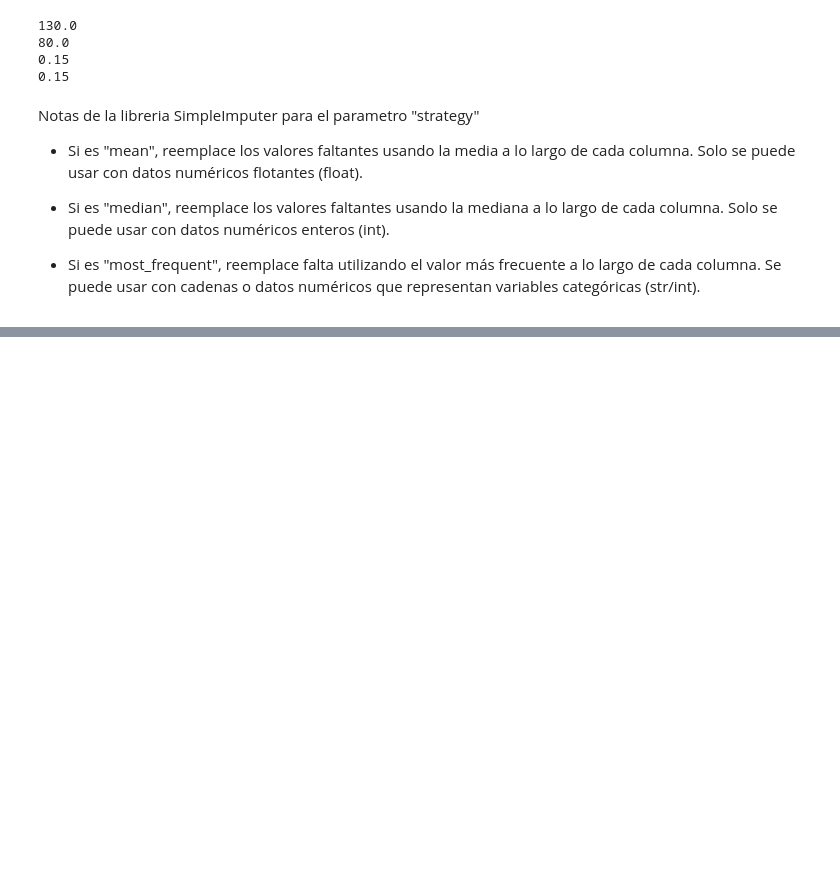
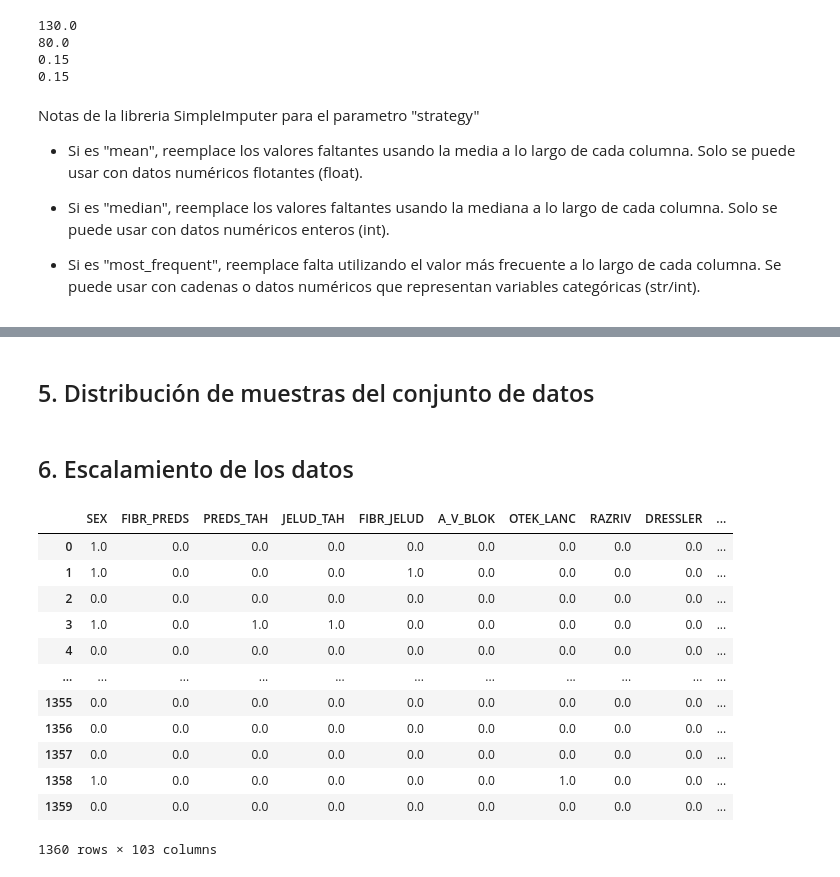
Before and after one commit to cesarolivera/py-ml-mi_model, a Jupyter notebook: 2. Pre-procesamiento de datos.ipynb, the cells around one changed output, grey strips where cells are left out. Drawn from its saved outputs; the diff is of its cells as text; code cells hidden in the pictures; blank space fills up the shorter version.

```diff
--- a/2. Pre-procesamiento de datos.ipynb
+++ b/2. Pre-procesamiento de datos.ipynb
@@ -170,3 +176,50 @@ mi_df["COMPLICATION_OUT"] = mi_df[var_objetivo_lst].apply(
               x["P_IM_STEN"]*(2**0),
     axis=1
 )
+# %% [markdown]
+## 5. Distribución de muestras del conjunto de datos
+# %%
+columns_lst = mi_df.columns.tolist()
+columns_lst.remove("COMPLICATION_OUT")
+X=mi_df[columns_lst]
+y=mi_df["COMPLICATION_OUT"]
+
+X_train, X_test, y_train, y_test =\
+    train_test_split(X, y,
+                     test_size=0.20, # 20% de pruebas y 70% de entrenamiento
+                     random_state=2022)
+# %% [markdown]
+## 6. Escalamiento de los datos
+# %%
+from sklearn.preprocessing import StandardScaler
+from sklearn.preprocessing import MinMaxScaler
+
+mms = MinMaxScaler() #estamos guardando la función en el objeto mms
+
+x_train_morm = mms.fit_transform(X_train)#entrenamiento
+#fit_transform()- aplicar la función y aprender de los datos de entrenamiento
+
+X_test_norm = mms.transform(X_test)#testeo
+#transform() - los parámetros de los datos de entrenamiento los aplica a los de testeo
+#con el objetivo trazado por la función (en nuestro caso estandarizar datos)
+# %%
+X_train=pd.DataFrame(x_train_morm,
+                     columns=X_train.columns.tolist())
+X_test=pd.DataFrame(X_test_std,
+                     columns=X_test.columns.tolist())
+# %%
+X_train
+# %% [output]
+|  | SEX | FIBR_PREDS | PREDS_TAH | JELUD_TAH | FIBR_JELUD | A_V_BLOK | OTEK_LANC | RAZRIV | DRESSLER | ... |
+| 0 | 1.0 | 0.0 | 0.0 | 0.0 | 0.0 | 0.0 | 0.0 | 0.0 | 0.0 | ... |
+| 1 | 1.0 | 0.0 | 0.0 | 0.0 | 1.0 | 0.0 | 0.0 | 0.0 | 0.0 | ... |
+| 2 | 0.0 | 0.0 | 0.0 | 0.0 | 0.0 | 0.0 | 0.0 | 0.0 | 0.0 | ... |
+| 3 | 1.0 | 0.0 | 1.0 | 1.0 | 0.0 | 0.0 | 0.0 | 0.0 | 0.0 | ... |
+| 4 | 0.0 | 0.0 | 0.0 | 0.0 | 0.0 | 0.0 | 0.0 | 0.0 | 0.0 | ... |
+| ... | ... | ... | ... | ... | ... | ... | ... | ... | ... | ... |
+| 1355 | 0.0 | 0.0 | 0.0 | 0.0 | 0.0 | 0.0 | 0.0 | 0.0 | 0.0 | ... |
+| 1356 | 0.0 | 0.0 | 0.0 | 0.0 | 0.0 | 0.0 | 0.0 | 0.0 | 0.0 | ... |
+| 1357 | 0.0 | 0.0 | 0.0 | 0.0 | 0.0 | 0.0 | 0.0 | 0.0 | 0.0 | ... |
+| 1358 | 1.0 | 0.0 | 0.0 | 0.0 | 0.0 | 0.0 | 1.0 | 0.0 | 0.0 | ... |
+| 1359 | 0.0 | 0.0 | 0.0 | 0.0 | 0.0 | 0.0 | 0.0 | 0.0 | 0.0 | ... |
+1360 rows × 103 columns
```
Also changed, not shown: parts of 12 cells of this notebook, 2 other files.
